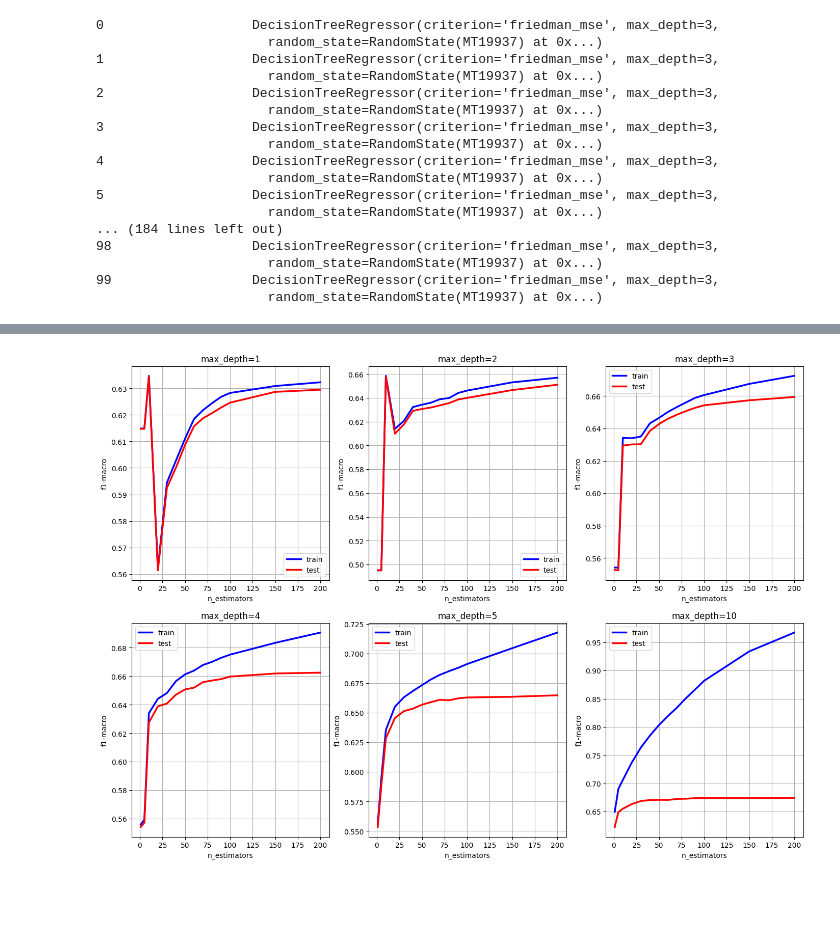
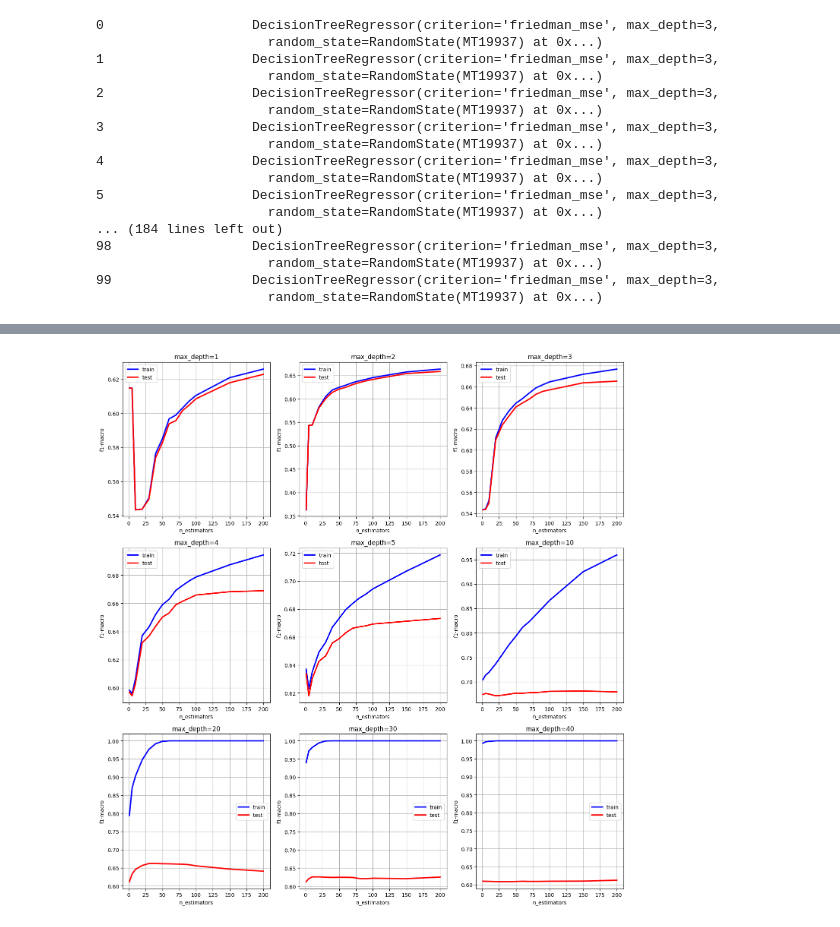
Before and after one commit to llirik42/Data-analysis-ML, a Jupyter notebook: Labs/3/Lab3.ipynb, the cells around one changed output, grey strips where cells are left out. Cells and saved outputs as stored; diff of their text form; code cells hidden in the pictures; blank space fills up the shorter version.

```diff
--- a/Labs/3/Lab3.ipynb
+++ b/Labs/3/Lab3.ipynb
@@ -155,7 +159,8 @@ def cross_validation(estimator: Estimator, params: dict = None) -> tuple[int, in
         return_train_score=True,
         return_estimator=True,
         cv=cv,
-        params=params
+        params=params,
+        n_jobs=-1
     )
 
     return cv_result["train_score"].mean(), cv_result["test_score"].mean(), cv_result["estimator"]
@@ -188,6 +191,5 @@ visualize_tree(decision_tree)
 # %%
-max_depths = [1, 2, 3, 4, 5, 6, 7, 8, 9, 10, 11, 12, 13, 14, 15, 16, 17, 18, 19,
-              20, 21, 22, 23, 24, 25, 26, 27, 28, 29, 30, 40, 50]
+max_depths = list(range(1, 31)) + [40, 50]
 train_scores = []
 test_scores = []
 
@@ -196,11 +198,3 @@ for d in tqdm(max_depths):
     train_score, test_score, _ = cross_validation(estimator)
     train_scores.append(train_score)
     test_scores.append(test_score)
-
-plt.plot(max_depths, train_scores, label="train", color="blue", linewidth=2.5)
-plt.plot(max_depths, test_scores, label="test", color="red", linewidth=2.5)
-plt.grid(visible=True)
-plt.xlabel("max_depth")
-plt.ylabel("f1-macro")
-plt.legend()
-plt.show()
@@ -281,5 +299,5 @@ visualize_tree(gradient_boosting.estimators_[99][0])
 # %%
-max_depths = [1, 2, 3, 4, 5, 10]
+max_depths = [1, 2, 3, 4, 5, 10, 20, 30, 40]
 estimator_number = [1, 5, 10, 20, 30, 40, 50, 60, 70, 80, 90, 100, 150, 200]
 
 train_scores = {}
@@ -294,16 +312,16 @@ for (d, n) in tqdm(list(product(max_depths, estimator_number))):
     train_score, test_score, _ = cross_validation(estimator, params={"sample_weight": sample_weight})
     train_scores[d].append(train_score)
     test_scores[d].append(test_score)
-
-fig, sub = plt.subplots(2, 3, figsize=(17,12))
-for d, ax in zip(max_depths, sub.flatten()):
-    ax.grid(visible=True)
-    ax.plot(estimator_number, train_scores[d], label="train", color="blue", linewidth=2.5)
-    ax.plot(estimator_number, test_scores[d], label="test", color="red", linewidth=2.5)
-    ax.set_xlabel("n_estimators")
-    ax.set_ylabel("f1-macro")
-    ax.set_title(f"max_depth={d}")
-    ax.legend()
-plt.show()
-# %% [output]
-[figure, removed]
+# %%
+fig, sub = plt.subplots(3, 3, figsize=(17, 18))
+for d, ax in zip(max_depths, sub.flatten()):
+    ax.grid(visible=True)
+    ax.plot(estimator_number, train_scores[d], label="train", color="blue", linewidth=2.5)
+    ax.plot(estimator_number, test_scores[d], label="test", color="red", linewidth=2.5)
+    ax.set_xlabel("n_estimators")
+    ax.set_ylabel("f1-macro")
+    ax.set_title(f"max_depth={d}")
+    ax.legend()
+plt.show()
+# %% [output]
+[figure, added]
```
Also changed, not shown: parts of 17 cells of this notebook, 1 other file.
